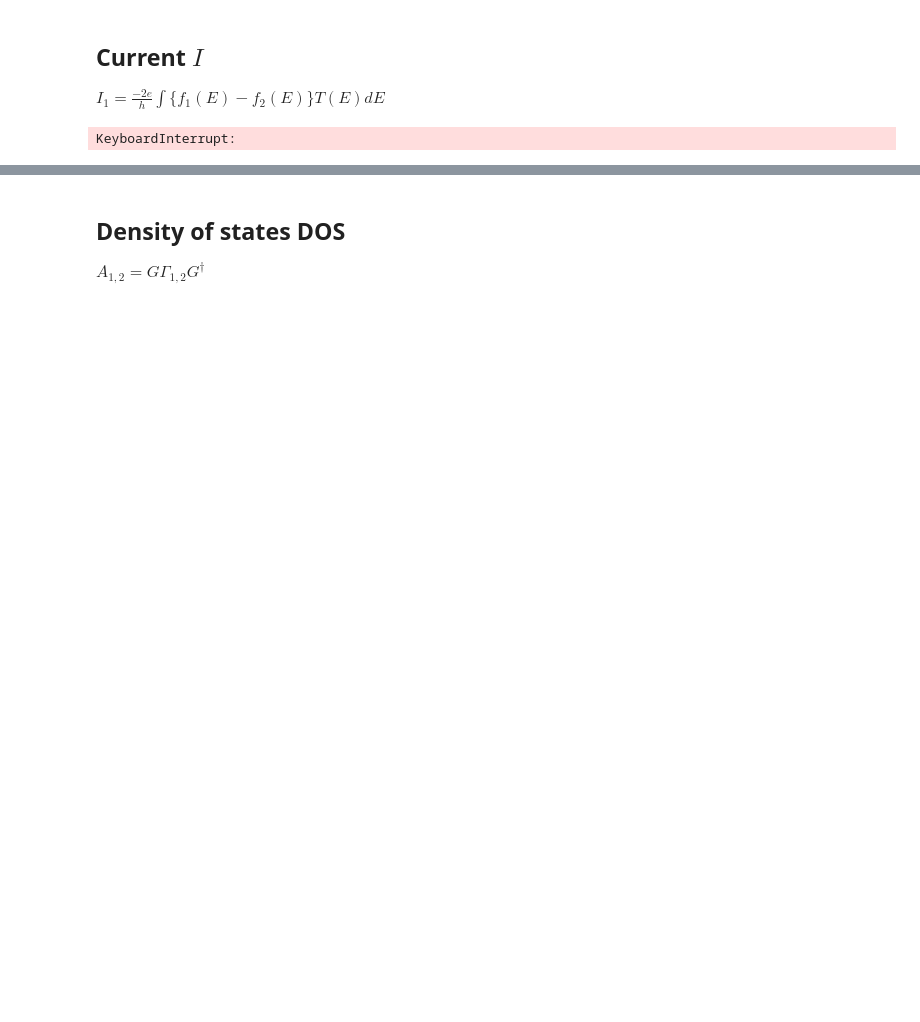
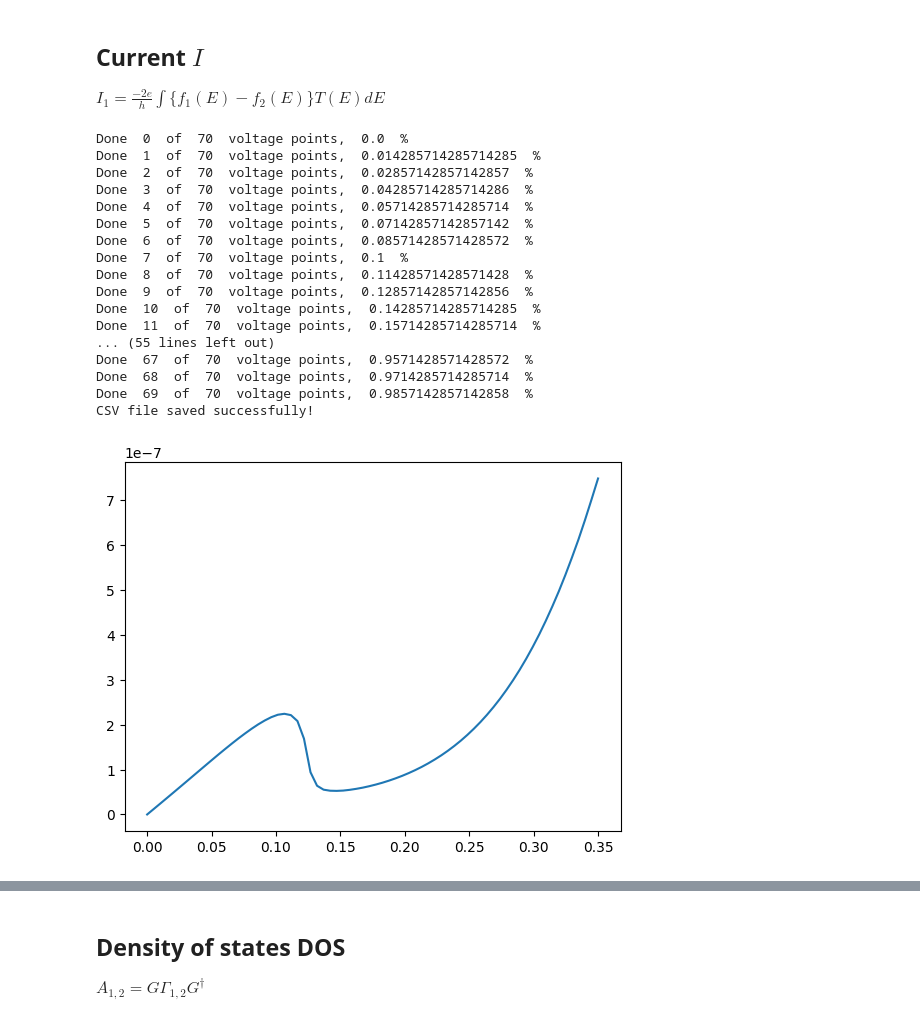
Before and after one commit to AndrijaDjokic/QuantenelektronikVertiefung, a Jupyter notebook: Projekt3.ipynb, the cells around one changed output, grey strips where cells are left out. Drawn from its saved outputs; the diff is of its cells as text; code cells hidden in the pictures; blank space fills up the shorter version.

```diff
--- a/Projekt3.ipynb
+++ b/Projekt3.ipynb
@@ -202,26 +202,44 @@ plt.show()
 $I_1 = \frac{-2 e}{h} \int{\{f_1(E) - f_2(E)\} T(E) dE}$
 # %%
 T=300 #K
-voltage_points=50
+voltage_points=70
 voltages=np.linspace(0, 0.35, voltage_points)
 current=np.zeros(voltage_points)
 def dist_Fermi(E, mu):
     return 1/(1+np.exp((E-mu) / (k * T)))
 for i in range(voltage_points):
     Vd=voltages[i]
     x, U = RTDpot.RTDpot(Vd, L, NL, w, h, d)
     T_E = get_transmission(U*eV, E)
     integrand=(dist_Fermi(E, (Vd+0.02)*eV) - dist_Fermi(E, 0.02*eV))*np.abs(T_E)
     current[i]=-2*e/(hbar*2*np.pi)*np.trapezoid(integrand, E)
+    print("Done ", i, " of ", voltage_points, " voltage points, ", i/voltage_points, " %")
 plt.plot(voltages, abs(current))
 data = np.column_stack((voltages, abs(current)))
 
 # Save to CSV file
 np.savetxt("data1.csv", data, delimiter=",", header="Voltages (V),Current (A)", comments="")
 
 print("CSV file saved successfully!")
 # %% [output]
-KeyboardInterrupt:
+Done  0  of  70  voltage points,  0.0  %
+Done  1  of  70  voltage points,  0.014285714285714285  %
+Done  2  of  70  voltage points,  0.02857142857142857  %
+Done  3  of  70  voltage points,  0.04285714285714286  %
+Done  4  of  70  voltage points,  0.05714285714285714  %
+Done  5  of  70  voltage points,  0.07142857142857142  %
+Done  6  of  70  voltage points,  0.08571428571428572  %
+Done  7  of  70  voltage points,  0.1  %
+Done  8  of  70  voltage points,  0.11428571428571428  %
+Done  9  of  70  voltage points,  0.12857142857142856  %
+Done  10  of  70  voltage points,  0.14285714285714285  %
+Done  11  of  70  voltage points,  0.15714285714285714  %
+... (55 lines left out)
+Done  67  of  70  voltage points,  0.9571428571428572  %
+Done  68  of  70  voltage points,  0.9714285714285714  %
+Done  69  of  70  voltage points,  0.9857142857142858  %
+CSV file saved successfully!
+[figure, added]
 # %%
 import pandas as pd
 import matplotlib.pyplot as plt
```
Also changed, not shown: parts of 7 cells of this notebook.
